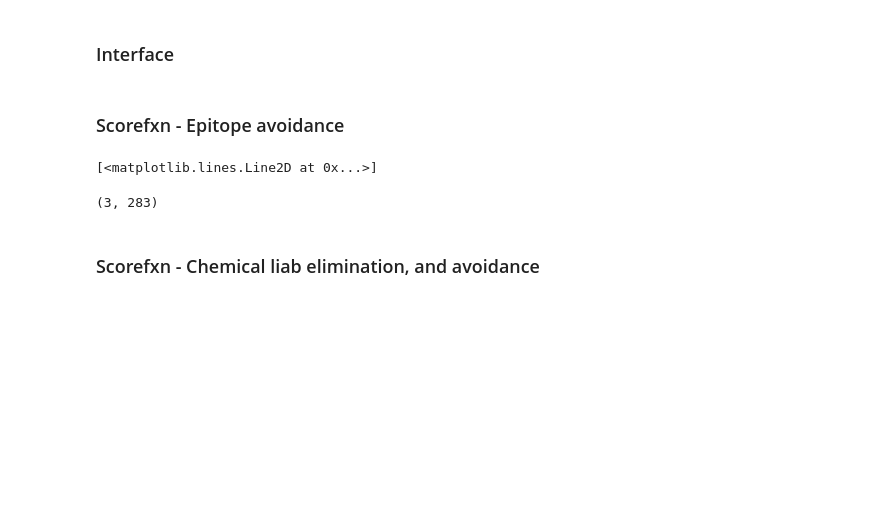
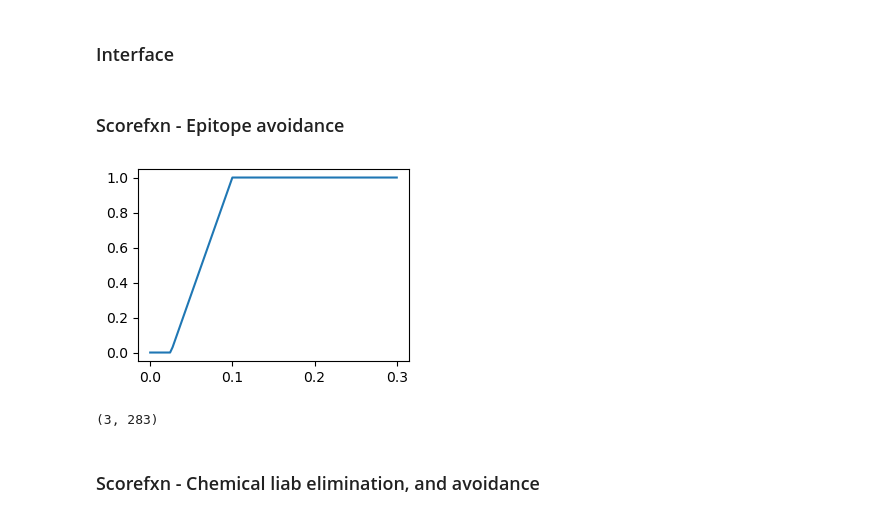
Before and after one commit to SeismicTx/AI-protein-design, a Jupyter notebook: MultiAnnealing/notebooks/IdeS_simulated_annealing.ipynb, the cells around one changed output. Cells and saved outputs as stored; diff of their text form; code cells hidden in the pictures; blank space fills up the shorter version.

```diff
--- a/MultiAnnealing/notebooks/IdeS_simulated_annealing.ipynb
+++ b/MultiAnnealing/notebooks/IdeS_simulated_annealing.ipynb
@@ -125,19 +125,21 @@ INTERFACE_7A = [
 # %%
 P_INCREASE_CUTOFF = 0.025
 P_CEIL_CUTOFF = 0.10
 
 def relu(x,x0=0):
     xc = x-x0
     return xc*(xc>0)
 
 x = np.linspace(0,0.30,100)
 f = lambda x: np.minimum(
     (1/(P_CEIL_CUTOFF-P_INCREASE_CUTOFF))*relu(x,P_INCREASE_CUTOFF), 1.0)
 y = f(x)
 
+plt.subplots(figsize=(3.5,2.5))
 plt.plot(x,y)
+plt.show()
 # %% [output]
-[<matplotlib.lines.Line2D at 0x...>]
+[figure, added]
 # %%
 WT_P = tepi_EL.predict(tepi_EL.target_seq, tepi_EL.seq_offset, per_epitope=True)
 print(WT_P.shape)
```
Also changed, not shown: parts of 31 cells of this notebook, 2 other files.
